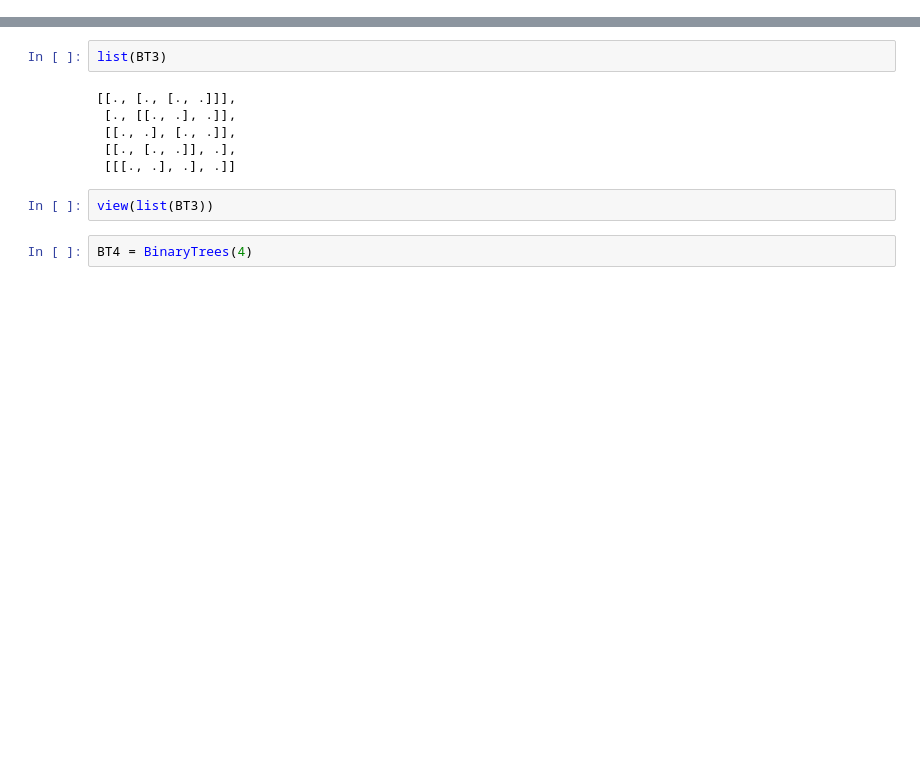
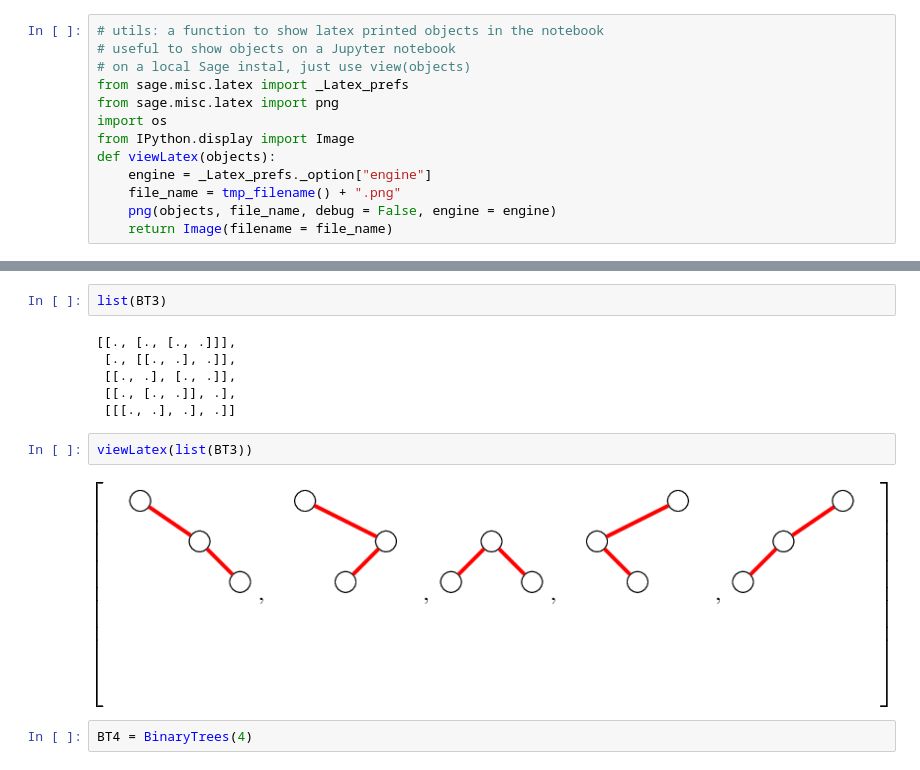
Before and after one commit to VivianePons/public-notebooks, a Jupyter notebook: 2018-01-22-ENSLyon.ipynb, the cells around one changed output, grey strips where cells are left out. Saved outputs shown, nothing was run; the diff lists cells and outputs as text; blank space fills up the shorter version.

Commit message:
adding viewLatex

```diff
--- a/2018-01-22-ENSLyon.ipynb
+++ b/2018-01-22-ENSLyon.ipynb
@@ -24,6 +24,19 @@ log(2) + 3/4
 1.44314718055995
 # %% [markdown]
 ## Et pour la combinatoire ?
+# %%
+# utils: a function to show latex printed objects in the notebook
+# useful to show objects on a Jupyter notebook
+# on a local Sage instal, just use view(objects)
+from sage.misc.latex import _Latex_prefs
+from sage.misc.latex import png
+import os
+from IPython.display import Image
+def viewLatex(objects):
+    engine = _Latex_prefs._option["engine"]
+    file_name = tmp_filename() + ".png"
+    png(objects, file_name, debug = False, engine = engine)
+    return Image(filename = file_name)
 # %%
 BT = BinaryTrees()
 # %%
@@ -72,7 +85,9 @@ list(BT3)
  [[., [., .]], .],
  [[[., .], .], .]]
 # %%
-view(list(BT3))
+viewLatex(list(BT3))
+# %% [output]
+[figure, added]
 # %%
 BT4 = BinaryTrees(4)
 # %%
```
Also changed, not shown: parts of 21 cells of this notebook.
